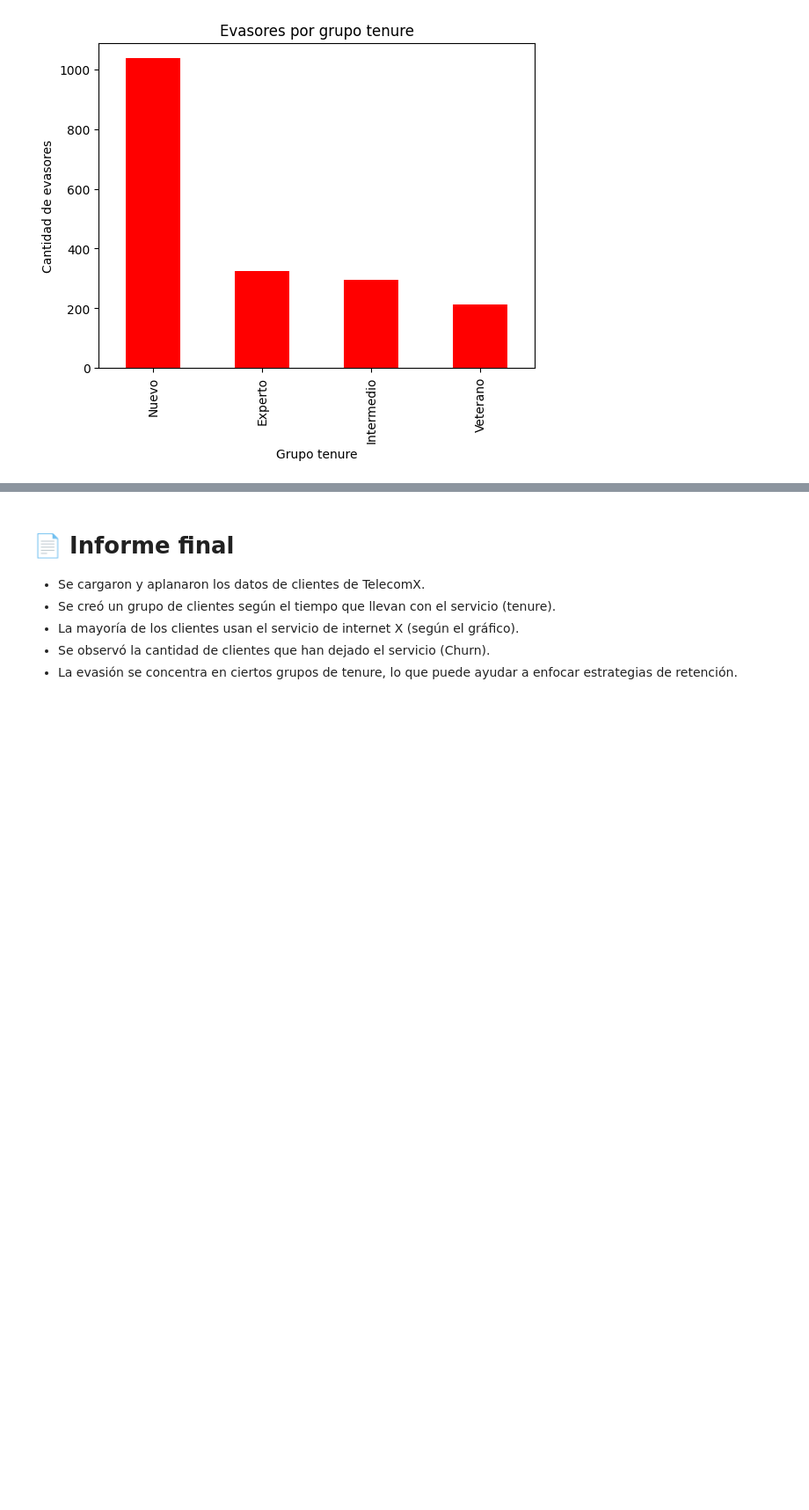
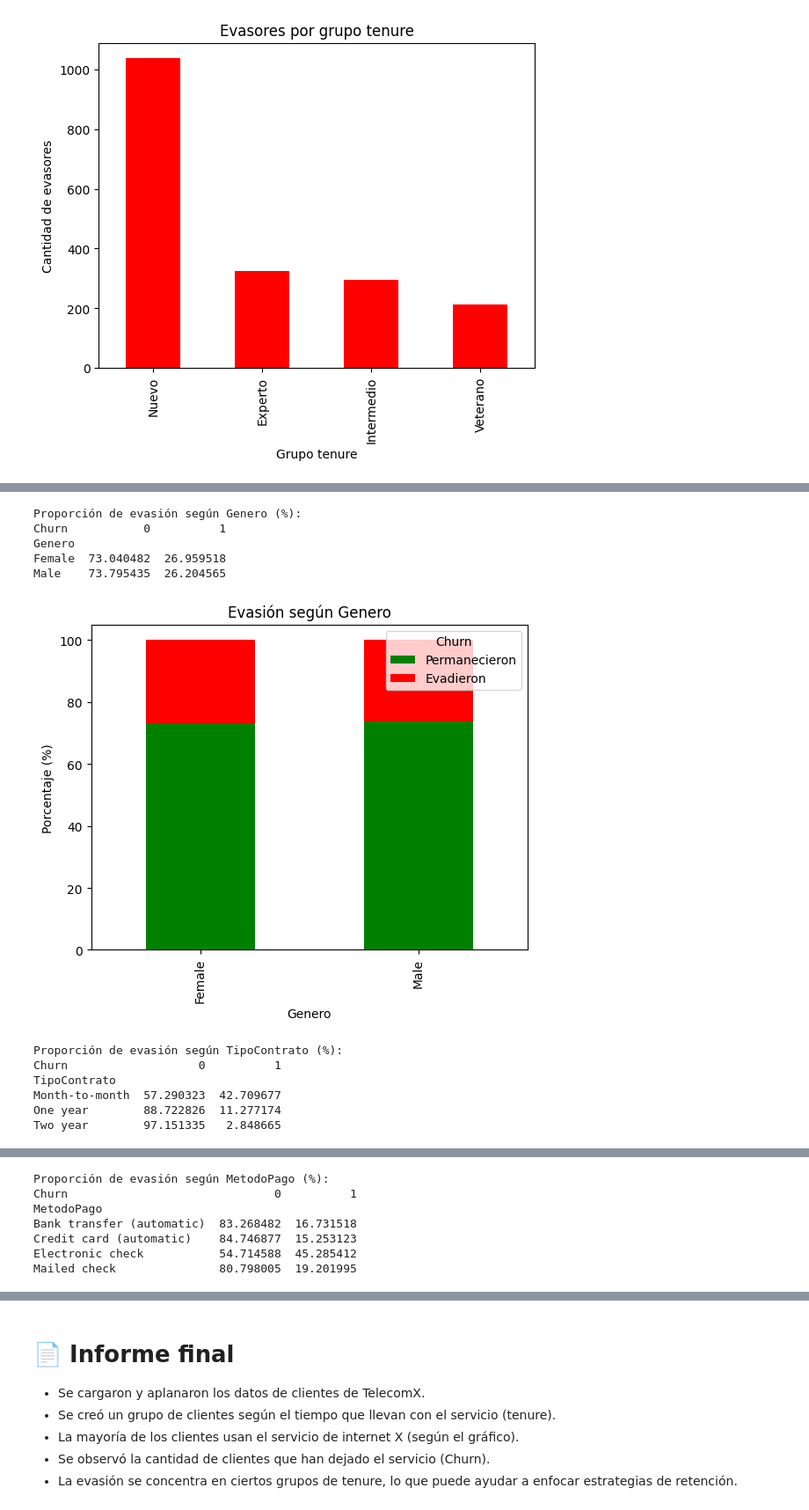
Before and after one commit to NICKLEESON1970/TelecomX_Data, a Jupyter notebook: TelecomX_LATAM.ipynb, the cells around one changed output, grey strips where cells are left out. Shown at 88% size. Drawn from its saved outputs; the diff is of its cells as text; code cells hidden in the pictures; blank space fills up the shorter version.

```diff
--- a/TelecomX_LATAM.ipynb
+++ b/TelecomX_LATAM.ipynb
@@ -140,0 +306,33 @@ Name: count, dtype: int64
+# %%
+import matplotlib.pyplot as plt
+import seaborn as sns
+
+# Variables categóricas a analizar
+variables = ['Genero', 'TipoContrato', 'MetodoPago']
+
+for var in variables:
+    # Tabla de proporciones de evasión por categoría
+    tabla = pd.crosstab(df_relevante[var], df_relevante['Churn'], normalize='index') * 100
+    print(f"\nProporción de evasión según {var} (%):")
+    print(tabla)
+
+    # Gráfico de barras apiladas para visualizar
+    tabla.plot(kind='bar', stacked=True, color=['green', 'red'])
+    plt.title(f'Evasión según {var}')
+    plt.xlabel(var)
+    plt.ylabel('Porcentaje (%)')
+    plt.legend(title='Churn', labels=['Permanecieron', 'Evadieron'])
+    plt.show()
+# %% [output]
+Proporción de evasión según Genero (%):
+Churn           0          1
+Genero
+Female  73.040482  26.959518
+Male    73.795435  26.204565
+[figure, added]
+Proporción de evasión según TipoContrato (%):
+Churn                   0          1
+TipoContrato
+Month-to-month  57.290323  42.709677
+One year        88.722826  11.277174
+Two year        97.151335   2.848665
@@ -140,0 +340,7 @@ Name: count, dtype: int64
+Proporción de evasión según MetodoPago (%):
+Churn                              0          1
+MetodoPago
+Bank transfer (automatic)  83.268482  16.731518
+Credit card (automatic)    84.746877  15.253123
+Electronic check           54.714588  45.285412
+Mailed check               80.798005  19.201995
```
Also changed, not shown: parts of 8 cells of this notebook.
